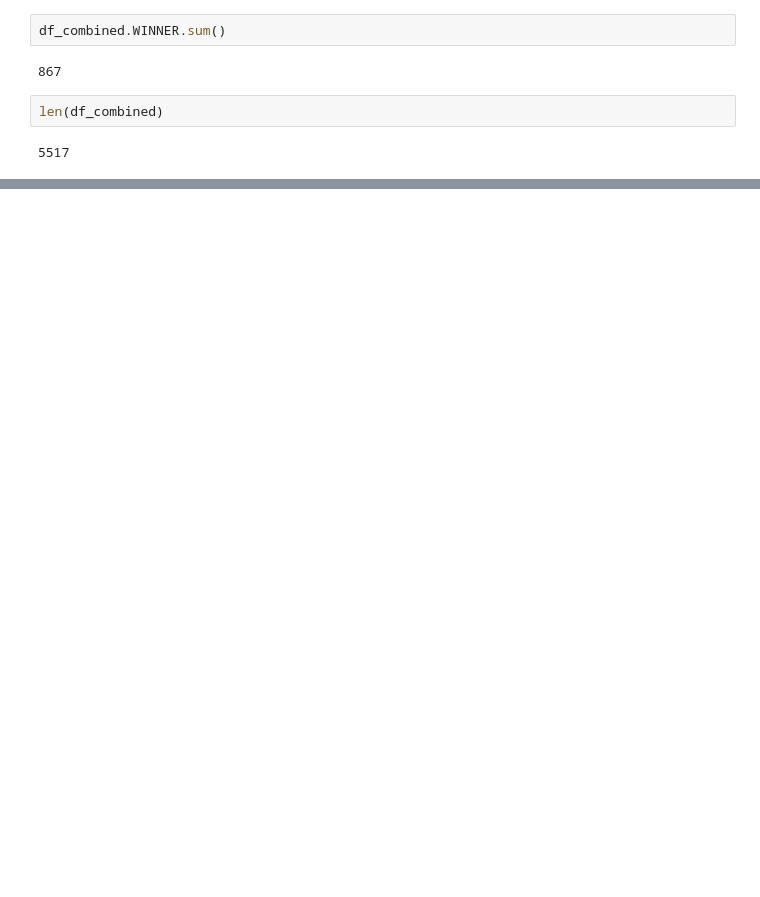
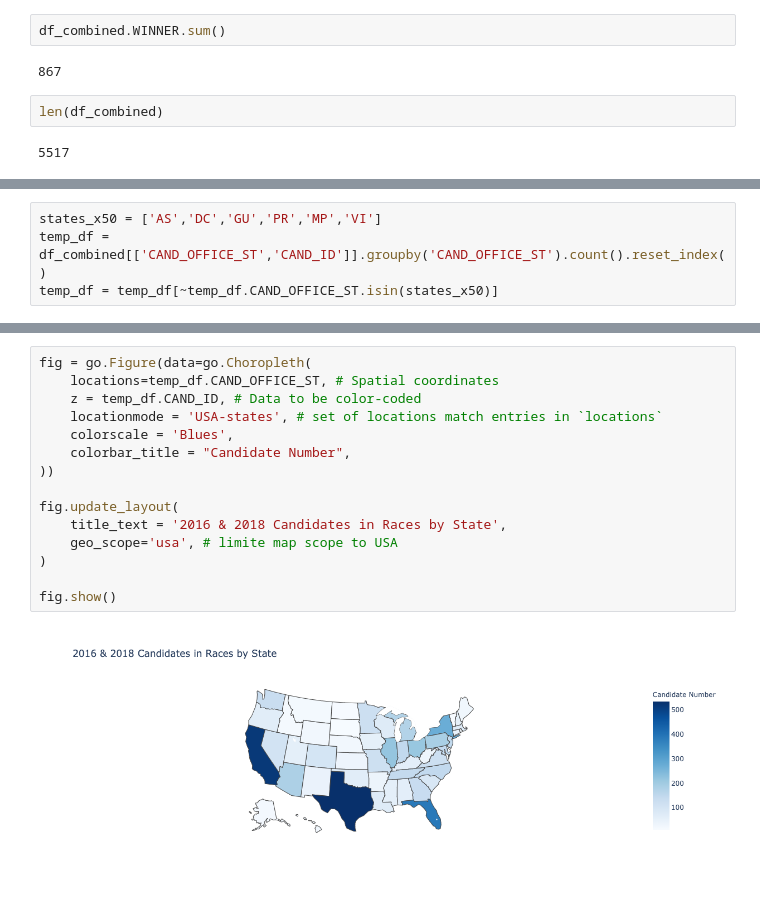
Before and after one commit to agilityvision/DS-5559-project, a Jupyter notebook: Identify_Candidates.ipynb, the cells around one changed output, grey strips where cells are left out. Saved outputs shown, nothing was run; the diff lists cells and outputs as text; blank space fills up the shorter version.

Commit message:
includes simple visualization

```diff
--- a/Identify_Candidates.ipynb
+++ b/Identify_Candidates.ipynb
@@ -160,0 +168,4 @@ len(df_combined)
+# %%
+states_x50 = ['AS','DC','GU','PR','MP','VI']
+temp_df = df_combined[['CAND_OFFICE_ST','CAND_ID']].groupby('CAND_OFFICE_ST').count().reset_index()
+temp_df = temp_df[~temp_df.CAND_OFFICE_ST.isin(states_x50)]
@@ -160,0 +192,17 @@ len(df_combined)
+# %%
+fig = go.Figure(data=go.Choropleth(
+    locations=temp_df.CAND_OFFICE_ST, # Spatial coordinates
+    z = temp_df.CAND_ID, # Data to be color-coded
+    locationmode = 'USA-states', # set of locations match entries in `locations`
+    colorscale = 'Blues',
+    colorbar_title = "Candidate Number",
+))
+
+fig.update_layout(
+    title_text = '2016 & 2018 Candidates in Races by State',
+    geo_scope='usa', # limite map scope to USA
+)
+
+fig.show()
+# %% [output]
+[figure, added]
```
Also changed, not shown: parts of 3 cells of this notebook.
